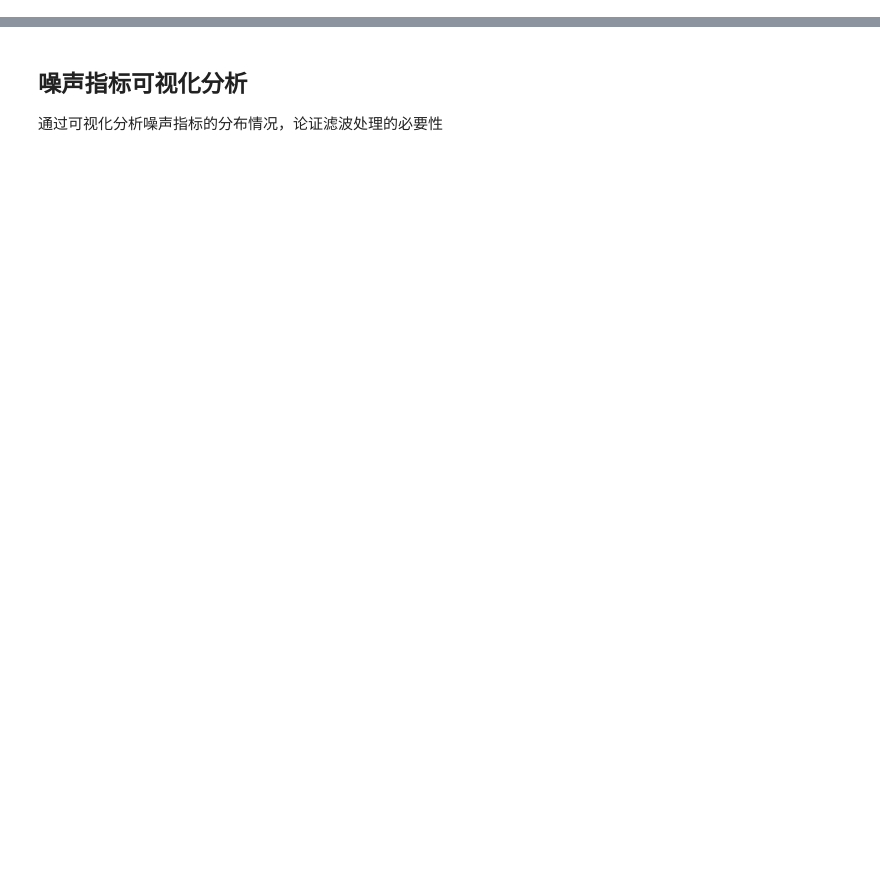
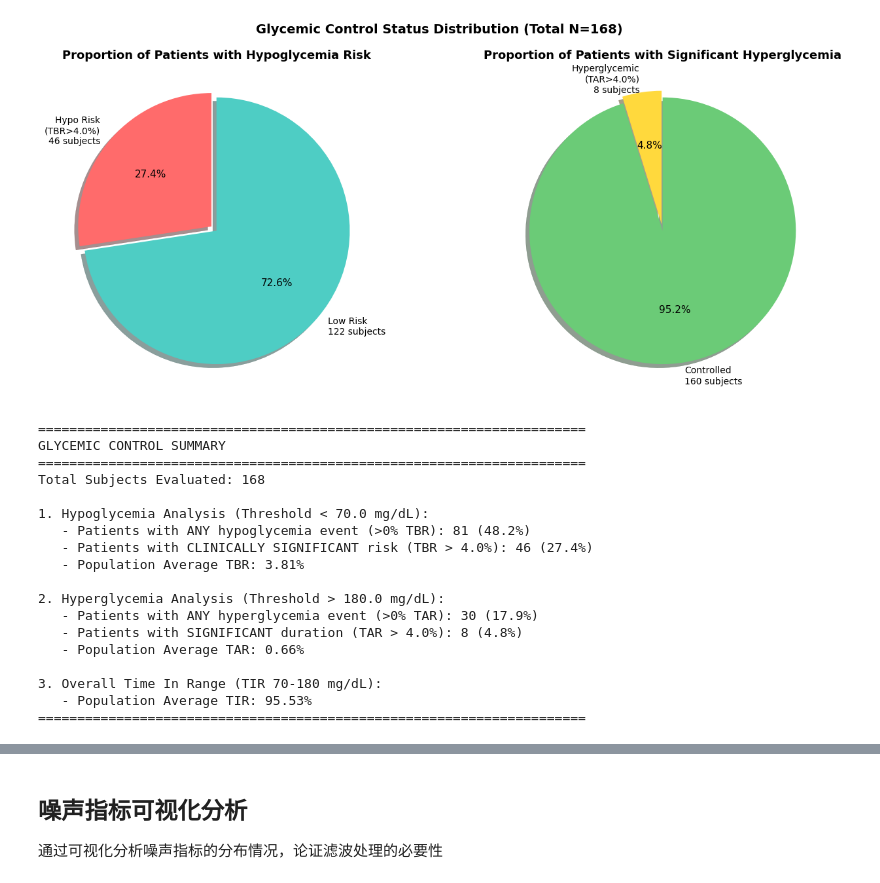
Before and after one commit to Jungle2003/GlucosePrediction, a Jupyter notebook: src/Data/origin_data_plot.ipynb, the cells around one changed output, grey strips where cells are left out. Cells and saved outputs as stored; diff of their text form; code cells hidden in the pictures; blank space fills up the shorter version.

```diff
--- a/src/Data/origin_data_plot.ipynb
+++ b/src/Data/origin_data_plot.ipynb
@@ -130,0 +131,78 @@ plt.show()
+# %%
+# --- 统计高/低血糖患者占比并可视化 ---
+total_subjects = len(glycemic_df)
+
+# 定义患者分类标准 (基于临床常用指标)
+# 1. 有低血糖风险 (Hypo Risk): TBR > 4% (Level 1+2 hypoglycemia > 4% time is clinically significant)
+# 2. 高血糖 (Significant Hyperglycemia): TAR > 25% (Arbitrary threshold for "poor control" in this context)
+hypo_risk_threshold = 4.0   # %
+hyper_high_threshold = 4.0 # %
+
+hypo_patients = glycemic_df[glycemic_df['tbr'] > hypo_risk_threshold]
+hyper_patients = glycemic_df[glycemic_df['tar'] > hyper_high_threshold]
+
+hypo_count = len(hypo_patients)
+hyper_count = len(hyper_patients)
+
+# 可视化: 饼图展示患者分布
+fig, axes = plt.subplots(1, 2, figsize=(14, 6))
+
+# 图1: 低血糖风险患者占比
+axes[0].pie([hypo_count, total_subjects - hypo_count],
+            labels=[f'Hypo Risk\n(TBR>{hypo_risk_threshold}%)\n{hypo_count} subjects',
+                    f'Low Risk\n{total_subjects-hypo_count} subjects'],
+            autopct='%1.1f%%', colors=['#FF6B6B', '#4ECDC4'],
+            startangle=90, explode=(0.05, 0), shadow=True)
+axes[0].set_title(f'Proportion of Patients with Hypoglycemia Risk', fontweight='bold')
+
+# 图2: 高血糖患者占比
+axes[1].pie([hyper_count, total_subjects - hyper_count],
+            labels=[f'Hyperglycemic\n(TAR>{hyper_high_threshold}%)\n{hyper_count} subjects',
+                    f'Controlled\n{total_subjects-hyper_count} subjects'],
+            autopct='%1.1f%%', colors=['#FFD93D', '#6BCB77'],
+            startangle=90, explode=(0.05, 0), shadow=True)
+axes[1].set_title(f'Proportion of Patients with Significant Hyperglycemia', fontweight='bold')
+
+plt.suptitle(f'Glycemic Control Status Distribution (Total N={total_subjects})', fontsize=14, fontweight='bold')
+plt.tight_layout()
+plt.show()
+
+# 文字统计摘要
+print("="*70)
+print("GLYCEMIC CONTROL SUMMARY")
+print("="*70)
+print(f"Total Subjects Evaluated: {total_subjects}")
+
+print(f"\n1. Hypoglycemia Analysis (Threshold < {HYPO_THRESHOLD} mg/dL):")
+print(f"   - Patients with ANY hypoglycemia event (>0% TBR): {glycemic_df['has_hypo'].sum()} ({glycemic_df['has_hypo'].mean()*100:.1f}%)")
+print(f"   - Patients with CLINICALLY SIGNIFICANT risk (TBR > {hypo_risk_threshold}%): {hypo_count} ({hypo_count/total_subjects*100:.1f}%)")
+print(f"   - Population Average TBR: {glycemic_df['tbr'].mean():.2f}%")
+
+print(f"\n2. Hyperglycemia Analysis (Threshold > {HYPER_THRESHOLD} mg/dL):")
+print(f"   - Patients with ANY hyperglycemia event (>0% TAR): {glycemic_df['has_hyper'].sum()} ({glycemic_df['has_hyper'].mean()*100:.1f}%)")
+print(f"   - Patients with SIGNIFICANT duration (TAR > {hyper_high_threshold}%): {hyper_count} ({hyper_count/total_subjects*100:.1f}%)")
+print(f"   - Population Average TAR: {glycemic_df['tar'].mean():.2f}%")
+
+print(f"\n3. Overall Time In Range (TIR 70-180 mg/dL):")
+print(f"   - Population Average TIR: {glycemic_df['tir'].mean():.2f}%")
+print("="*70)
+# %% [output]
+[figure, added]
+======================================================================
+GLYCEMIC CONTROL SUMMARY
+======================================================================
+Total Subjects Evaluated: 168
+
+1. Hypoglycemia Analysis (Threshold < 70.0 mg/dL):
+   - Patients with ANY hypoglycemia event (>0% TBR): 81 (48.2%)
+   - Patients with CLINICALLY SIGNIFICANT risk (TBR > 4.0%): 46 (27.4%)
+   - Population Average TBR: 3.81%
+
+2. Hyperglycemia Analysis (Threshold > 180.0 mg/dL):
+   - Patients with ANY hyperglycemia event (>0% TAR): 30 (17.9%)
+   - Patients with SIGNIFICANT duration (TAR > 4.0%): 8 (4.8%)
+   - Population Average TAR: 0.66%
+
+3. Overall Time In Range (TIR 70-180 mg/dL):
+   - Population Average TIR: 95.53%
+======================================================================
```
Also changed, not shown: parts of 9 cells of this notebook, 21 other files.
